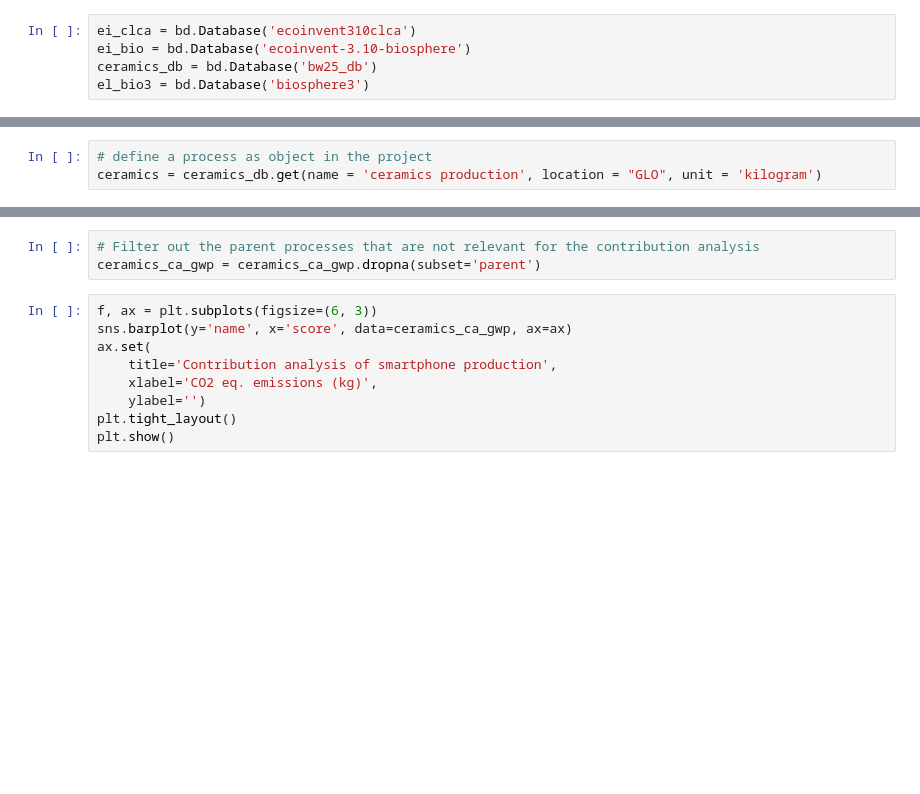
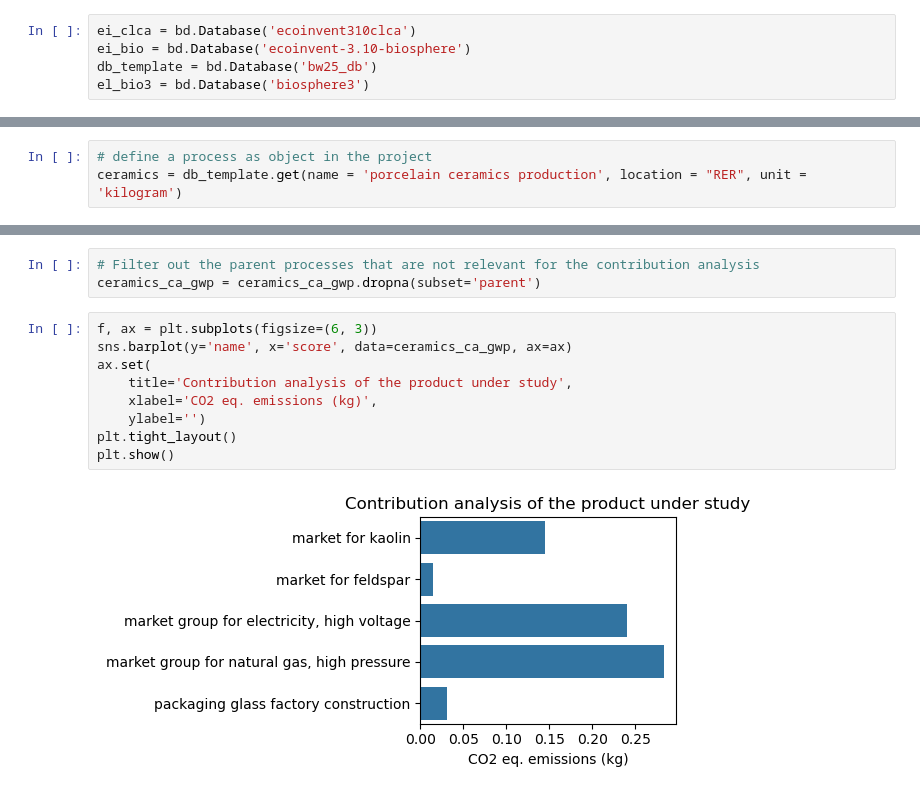
Before and after one commit to tfweber/LCA_Toolbox, a Jupyter notebook: 03_analysis.ipynb, the cells around one changed output, grey strips where cells are left out. Drawn from its saved outputs; the diff is of its cells as text; blank space fills up the shorter version.

Commit message:
Rewrite analysis script so it matches with the template namings

```diff
--- a/03_analysis.ipynb
+++ b/03_analysis.ipynb
@@ -42,7 +32,7 @@ bd.projects.current
 # %%
 ei_clca = bd.Database('ecoinvent310clca')
 ei_bio = bd.Database('ecoinvent-3.10-biosphere')
-ceramics_db = bd.Database('bw25_db')
+db_template = bd.Database('bw25_db')
 el_bio3 = bd.Database('biosphere3')
 # %% [markdown]
 ### 3. Database exploration
@@ -73,6 +45,6 @@ ei_clca.search('market group for electricity GLO')
 # %%
 # define a process as object in the project
-ceramics = ceramics_db.get(name = 'ceramics production', location = "GLO", unit = 'kilogram')
+ceramics = db_template.get(name = 'porcelain ceramics production', location = "RER", unit = 'kilogram')
 # %%
 ceramics_ei = ei_clca.get(name = 'market for sanitary ceramics', location = "GLO", unit = 'kilogram')
 # %% [markdown]
@@ -127,9 +143,11 @@ ceramics_ca_gwp = ceramics_ca_gwp.dropna(subset='parent')
 # %%
 f, ax = plt.subplots(figsize=(6, 3))
 sns.barplot(y='name', x='score', data=ceramics_ca_gwp, ax=ax)
 ax.set(
-    title='Contribution analysis of smartphone production',
+    title='Contribution analysis of the product under study',
     xlabel='CO2 eq. emissions (kg)',
     ylabel='')
 plt.tight_layout()
 plt.show()
+# %% [output]
+[figure, added]
```
Also changed, not shown: parts of 11 cells of this notebook.
